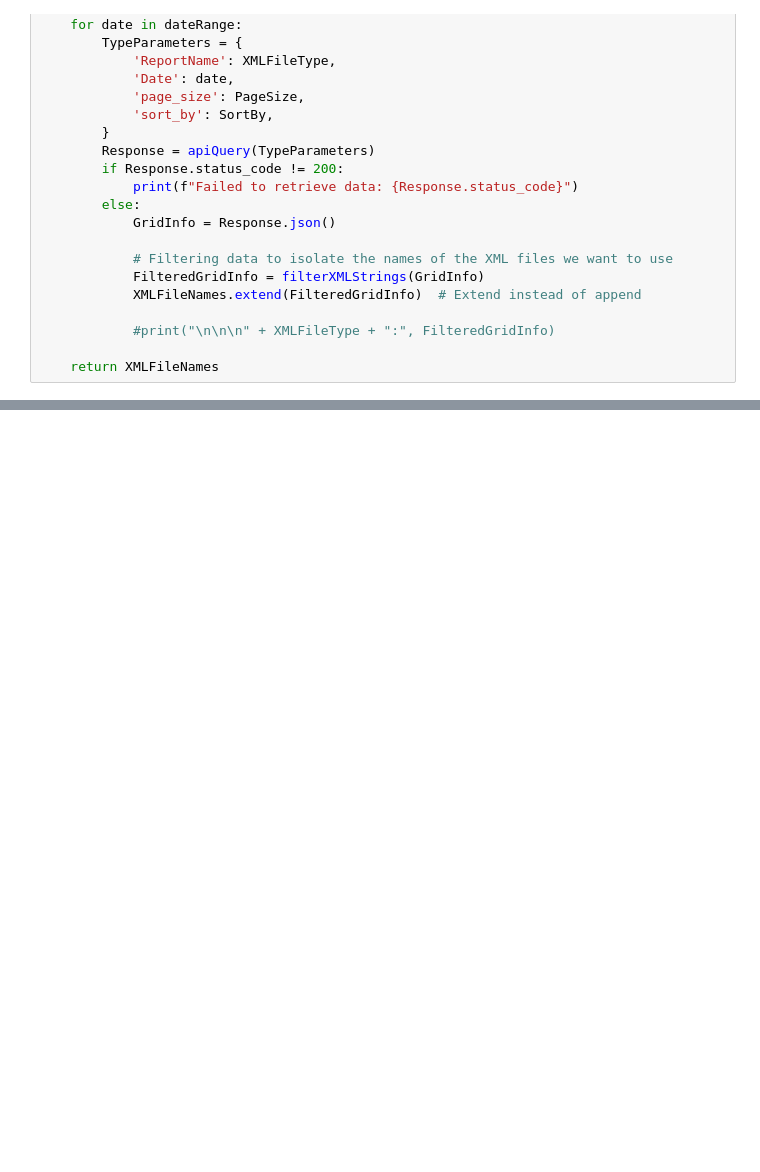
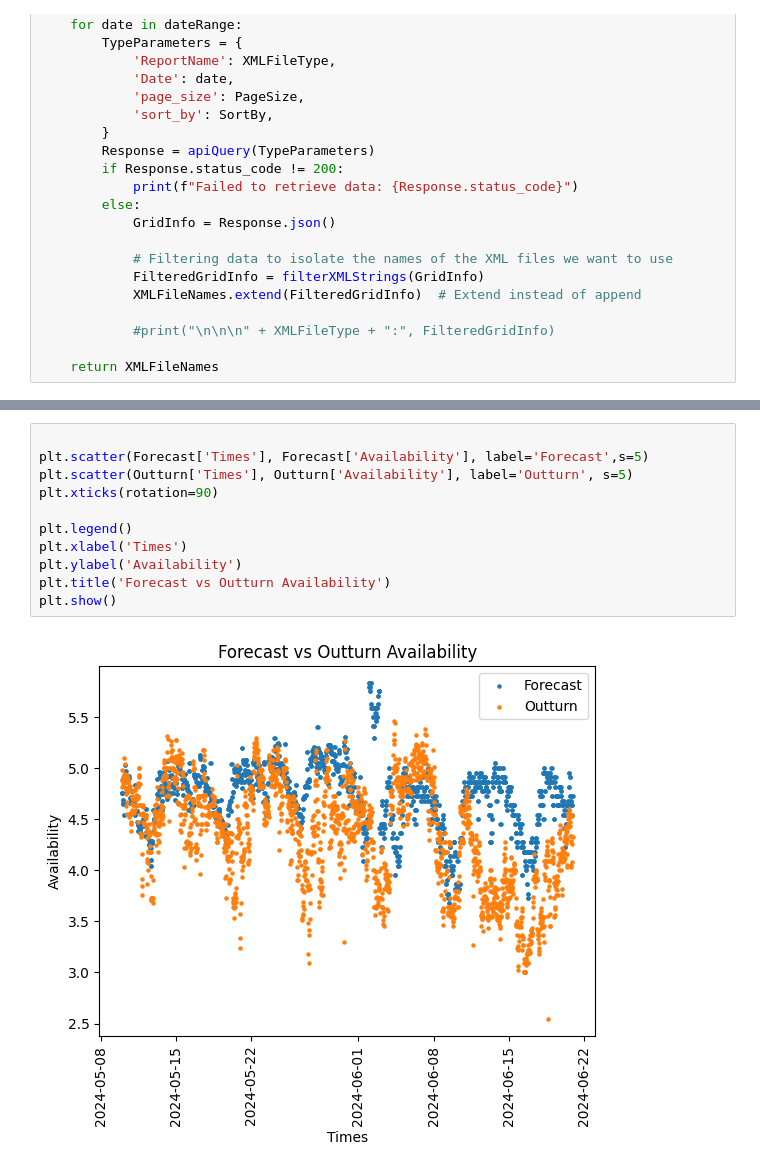
Before and after one commit to JamesDoherty1/SEMOForecastPerformance, a Jupyter notebook: SEMOForecastVSOutturn.ipynb, the cells around one changed output, grey strips where cells are left out. Saved outputs shown, nothing was run; the diff lists cells and outputs as text; blank space fills up the shorter version.

```diff
--- a/SEMOForecastVSOutturn.ipynb
+++ b/SEMOForecastVSOutturn.ipynb
@@ -131,0 +139,13 @@ plt.show()
+# %%
+
+plt.scatter(Forecast['Times'], Forecast['Availability'], label='Forecast',s=5)
+plt.scatter(Outturn['Times'], Outturn['Availability'], label='Outturn', s=5)
+plt.xticks(rotation=90)
+
+plt.legend()
+plt.xlabel('Times')
+plt.ylabel('Availability')
+plt.title('Forecast vs Outturn Availability')
+plt.show()
+# %% [output]
+[figure, added]
```
Also changed, not shown: parts of 5 cells of this notebook.
